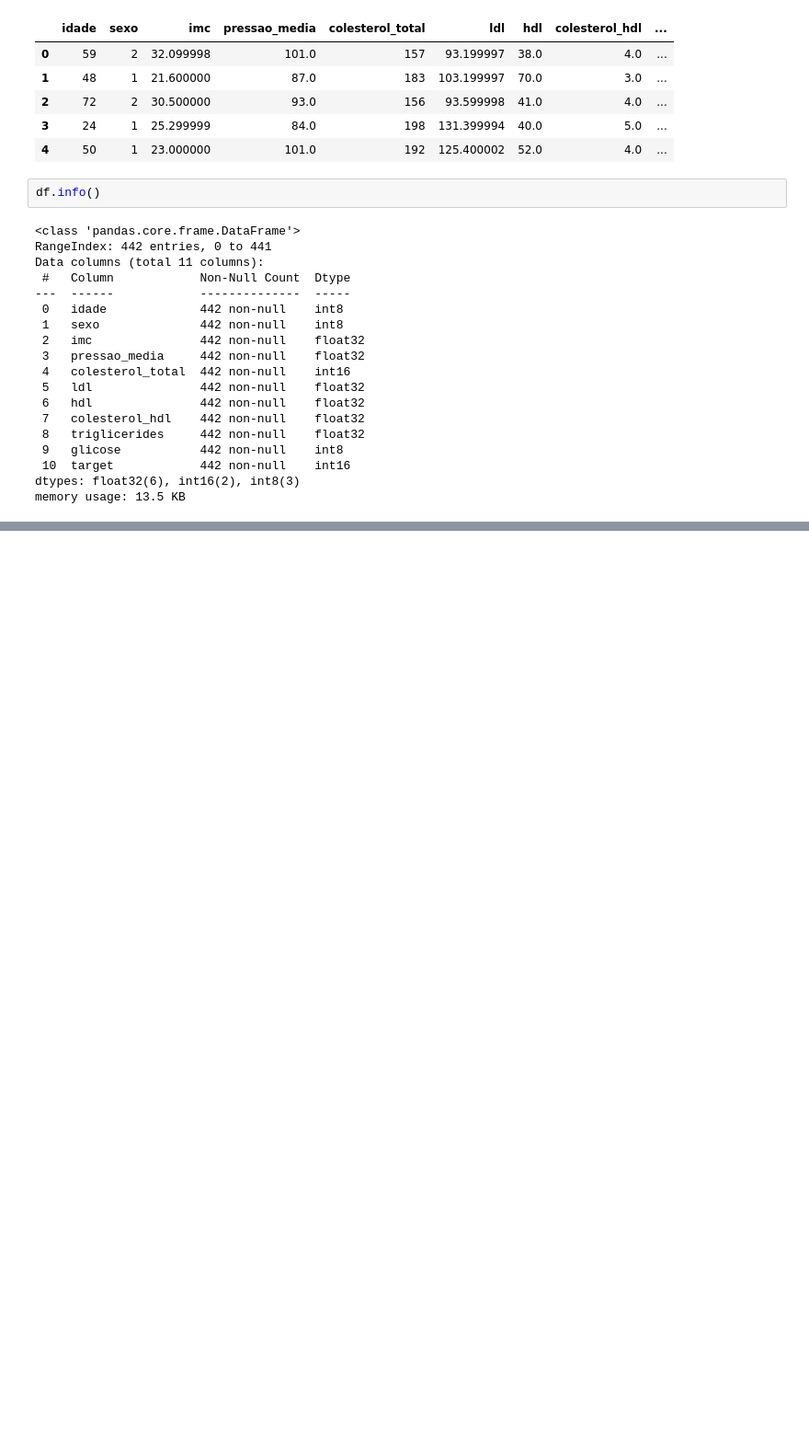
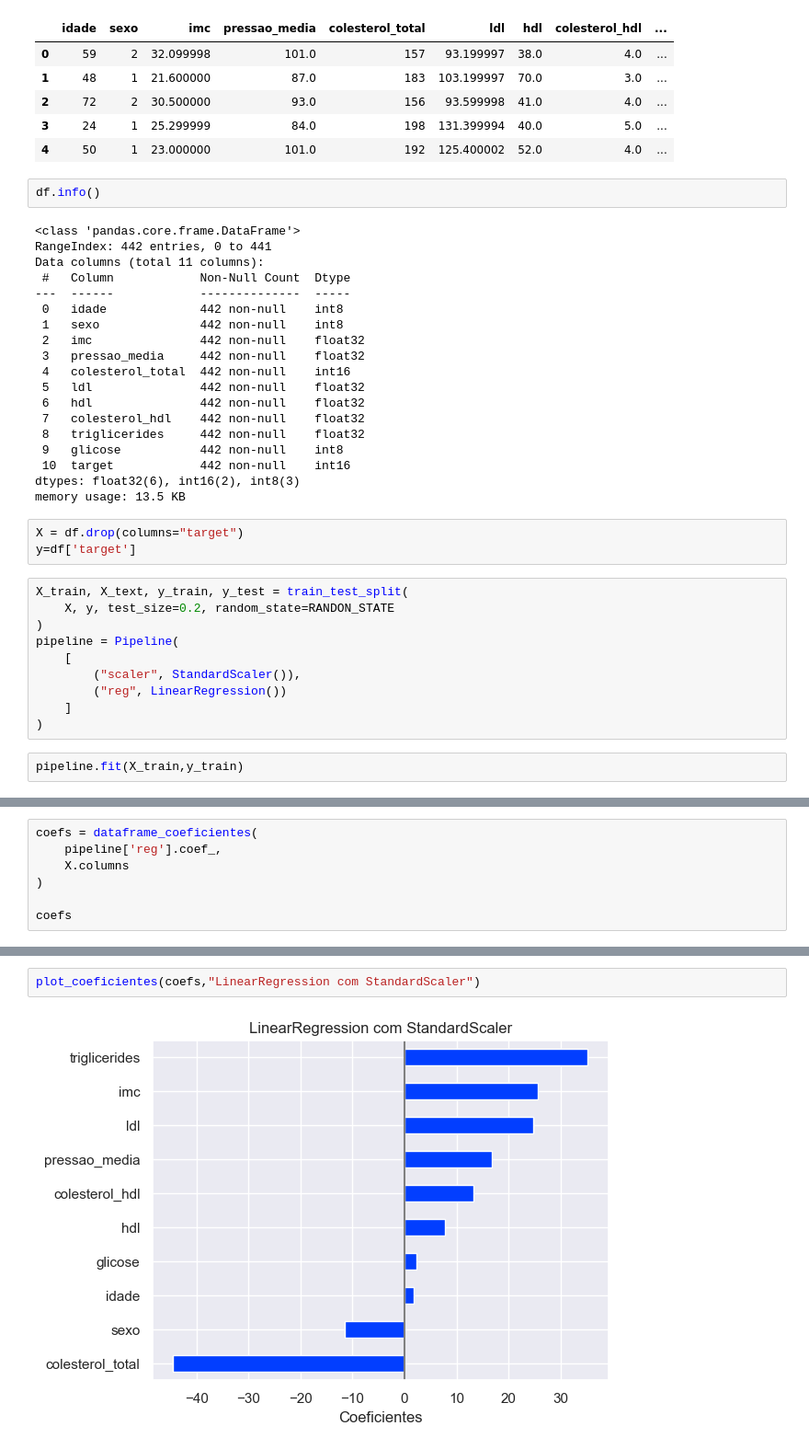
Before and after one commit to kiwsley/ciencia_de_dados, a Jupyter notebook: Scikit Learn/analiseexploratoria02.ipynb, the cells around one changed output, grey strips where cells are left out. Shown at 92% size. Cells and saved outputs as stored; diff of their text form; blank space fills up the shorter version.

```diff
--- a/Scikit Learn/analiseexploratoria02.ipynb
+++ b/Scikit Learn/analiseexploratoria02.ipynb
@@ -42,3 +49,18 @@ Data columns (total 11 columns):
  10  target            442 non-null    int16
 dtypes: float32(6), int16(2), int8(3)
 memory usage: 13.5 KB
+# %%
+X = df.drop(columns="target")
+y=df['target']
+# %%
+X_train, X_text, y_train, y_test = train_test_split(
+    X, y, test_size=0.2, random_state=RANDON_STATE
+)
+pipeline = Pipeline(
+    [
+        ("scaler", StandardScaler()),
+        ("reg", LinearRegression())
+    ]
+)
+# %%
+pipeline.fit(X_train,y_train)
@@ -44,0 +91,7 @@ memory usage: 13.5 KB
+# %%
+coefs = dataframe_coeficientes(
+    pipeline['reg'].coef_,
+    X.columns
+)
+
+coefs
@@ -44,0 +110,4 @@ memory usage: 13.5 KB
+# %%
+plot_coeficientes(coefs,"LinearRegression com StandardScaler")
+# %% [output]
+[figure, added]
```
Also changed, not shown: parts of 19 cells of this notebook, 8 other files.
